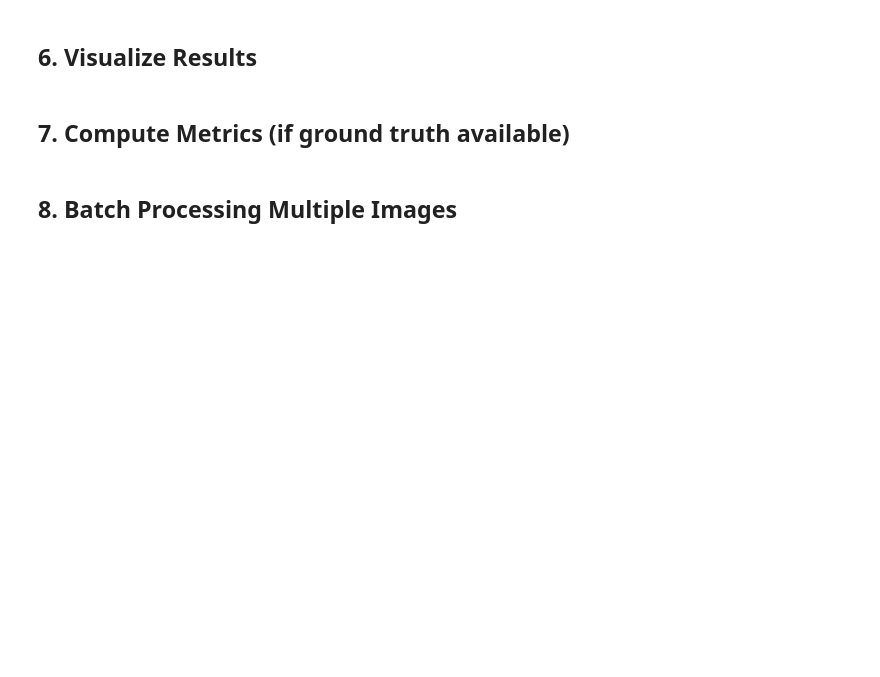
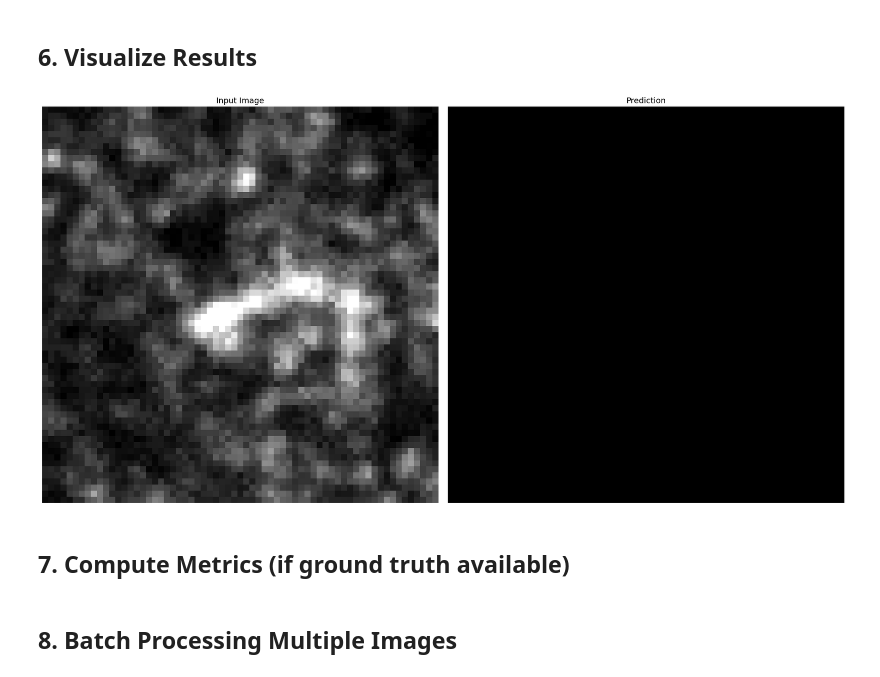
Before and after one commit to AmanKukde/cilia_ai, a Jupyter notebook: notebooks/evaluate_large_images.ipynb, the cells around one changed output. Drawn from its saved outputs; the diff is of its cells as text; code cells hidden in the pictures; blank space fills up the shorter version.

```diff
--- a/notebooks/evaluate_large_images.ipynb
+++ b/notebooks/evaluate_large_images.ipynb
@@ -185,34 +293,36 @@ def visualize_prediction(image, prediction, gt_mask=None, figsize=(20, 10)):
     axes[0].set_title('Input Image', fontsize=14)
     axes[0].axis('off')
 
     # Prediction
     axes[1].imshow(prediction, cmap='gray')
     axes[1].set_title('Prediction', fontsize=14)
     axes[1].axis('off')
 
     # Ground truth (if available)
     if gt_mask is not None:
         axes[2].imshow(gt_mask, cmap='gray')
         axes[2].set_title('Ground Truth', fontsize=14)
         axes[2].axis('off')
 
     plt.tight_layout()
     plt.show()
 
 # Visualize
-if has_gt:
+if 0:
     gt_mask = test_masks[test_idx]
     if gt_mask.ndim == 3:
         # Handle multi-channel masks
         if CHANNEL_MODE == 'c1_only':
             gt_mask = gt_mask[C1_IDX]
         elif CHANNEL_MODE == 'c2_only':
             gt_mask = gt_mask[C2_IDX]
         else:  # dual
             gt_mask = np.maximum(gt_mask[C1_IDX], gt_mask[C2_IDX])
     visualize_prediction(prepared_image, pred_binary, gt_mask)
 else:
     visualize_prediction(prepared_image, pred_binary)
+# %% [output]
+[figure, added]
 # %% [markdown]
 ## 7. Compute Metrics (if ground truth available)
 # %%
```
Also changed, not shown: parts of 13 cells of this notebook, 10 other files.
